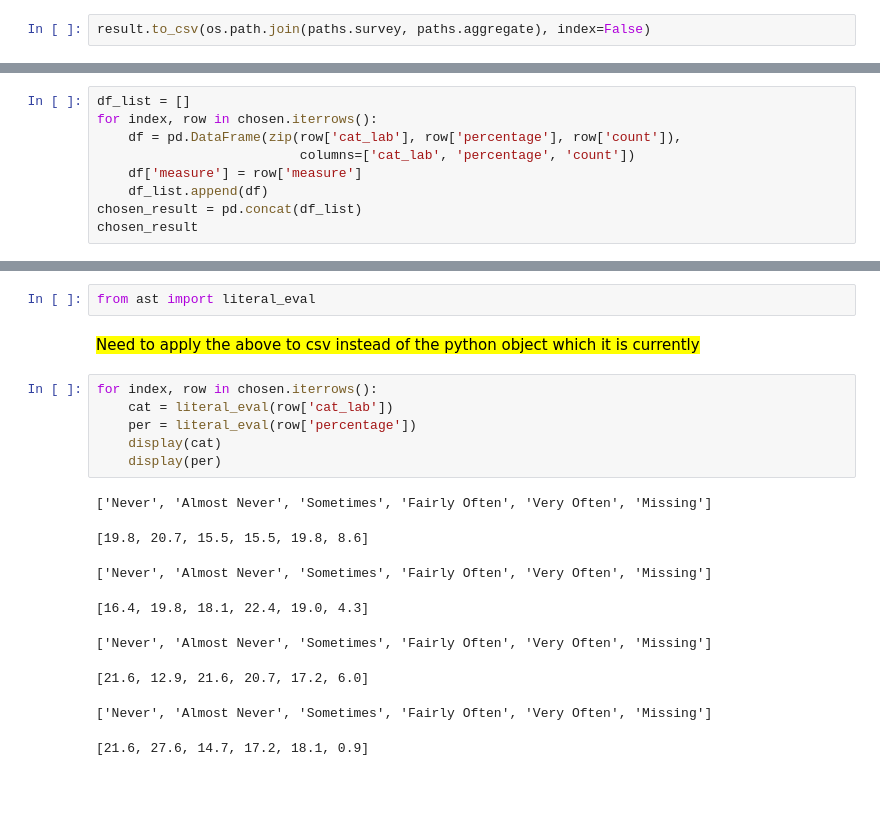
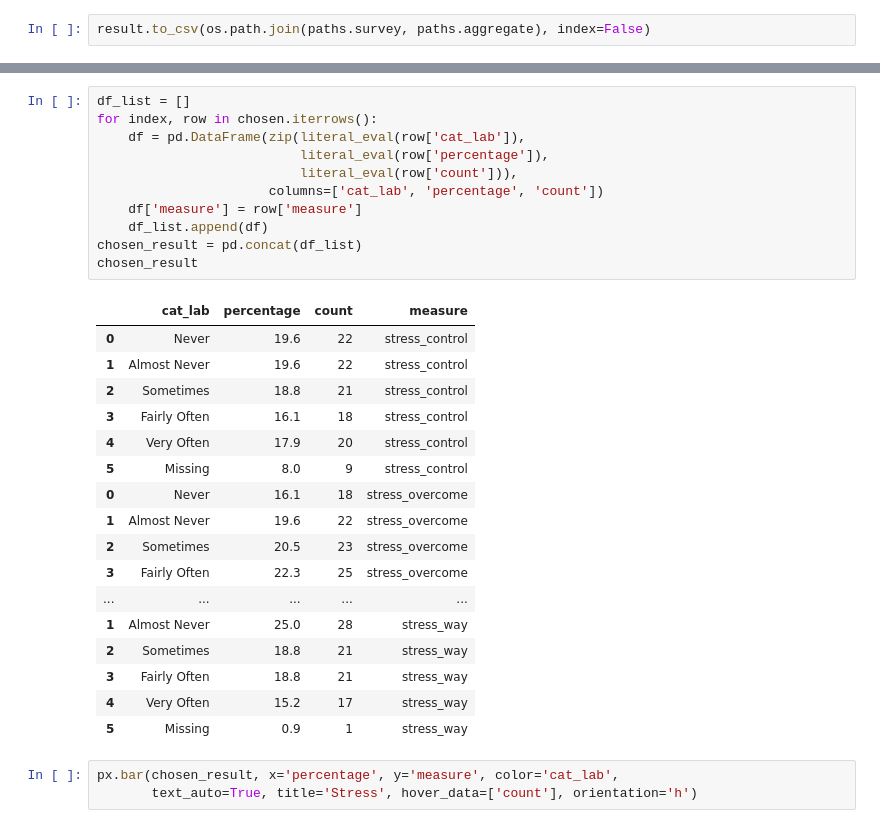
Before and after one commit to kailo-beewell/synthetic_standard_school_dashboards, a Jupyter notebook: create_and_process_data/4_aggregate_responses.ipynb, the cells around one changed output, grey strips where cells are left out. Saved outputs shown, nothing was run; the diff lists cells and outputs as text; blank space fills up the shorter version.

```diff
--- a/create_and_process_data/4_aggregate_responses.ipynb
+++ b/create_and_process_data/4_aggregate_responses.ipynb
@@ -165,12 +162,3 @@ chosen
 We want to produce a dataframe where each row has a cat_lab, a percent, a measure and a count
 
 <mark>Look at whether the way GM stored their data would allow more efficient extraction</mark>
-# %%
-df_list = []
-for index, row in chosen.iterrows():
-    df = pd.DataFrame(zip(row['cat_lab'], row['percentage'], row['count']),
-                          columns=['cat_lab', 'percentage', 'count'])
-    df['measure'] = row['measure']
-    df_list.append(df)
-chosen_result = pd.concat(df_list)
-chosen_result
@@ -230,19 +194,32 @@ chosen
-# %%
-from ast import literal_eval
-# %% [markdown]
-<mark>Need to apply the above to csv instead of the python object which it is currently</mark>
-# %%
-for index, row in chosen.iterrows():
-    cat = literal_eval(row['cat_lab'])
-    per = literal_eval(row['percentage'])
-    display(cat)
-    display(per)
-# %% [output]
-['Never', 'Almost Never', 'Sometimes', 'Fairly Often', 'Very Often', 'Missing']
-[19.8, 20.7, 15.5, 15.5, 19.8, 8.6]
-['Never', 'Almost Never', 'Sometimes', 'Fairly Often', 'Very Often', 'Missing']
-[16.4, 19.8, 18.1, 22.4, 19.0, 4.3]
-['Never', 'Almost Never', 'Sometimes', 'Fairly Often', 'Very Often', 'Missing']
-[21.6, 12.9, 21.6, 20.7, 17.2, 6.0]
-['Never', 'Almost Never', 'Sometimes', 'Fairly Often', 'Very Often', 'Missing']
-[21.6, 27.6, 14.7, 17.2, 18.1, 0.9]
+# %%
+df_list = []
+for index, row in chosen.iterrows():
+    df = pd.DataFrame(zip(literal_eval(row['cat_lab']),
+                          literal_eval(row['percentage']),
+                          literal_eval(row['count'])),
+                      columns=['cat_lab', 'percentage', 'count'])
+    df['measure'] = row['measure']
+    df_list.append(df)
+chosen_result = pd.concat(df_list)
+chosen_result
+# %% [output]
+|  | cat_lab | percentage | count | measure |
+| 0 | Never | 19.6 | 22 | stress_control |
+| 1 | Almost Never | 19.6 | 22 | stress_control |
+| 2 | Sometimes | 18.8 | 21 | stress_control |
+| 3 | Fairly Often | 16.1 | 18 | stress_control |
+| 4 | Very Often | 17.9 | 20 | stress_control |
+| 5 | Missing | 8.0 | 9 | stress_control |
+| 0 | Never | 16.1 | 18 | stress_overcome |
+| 1 | Almost Never | 19.6 | 22 | stress_overcome |
+| 2 | Sometimes | 20.5 | 23 | stress_overcome |
+| 3 | Fairly Often | 22.3 | 25 | stress_overcome |
+| ... | ... | ... | ... | ... |
+| 1 | Almost Never | 25.0 | 28 | stress_way |
+| 2 | Sometimes | 18.8 | 21 | stress_way |
+| 3 | Fairly Often | 18.8 | 21 | stress_way |
+| 4 | Very Often | 15.2 | 17 | stress_way |
+| 5 | Missing | 0.9 | 1 | stress_way |
+# %%
+px.bar(chosen_result, x='percentage', y='measure', color='cat_lab',
+       text_auto=True, title='Stress', hover_data=['count'], orientation='h')
```
Also changed, not shown: parts of 13 cells of this notebook, 1 other file.
